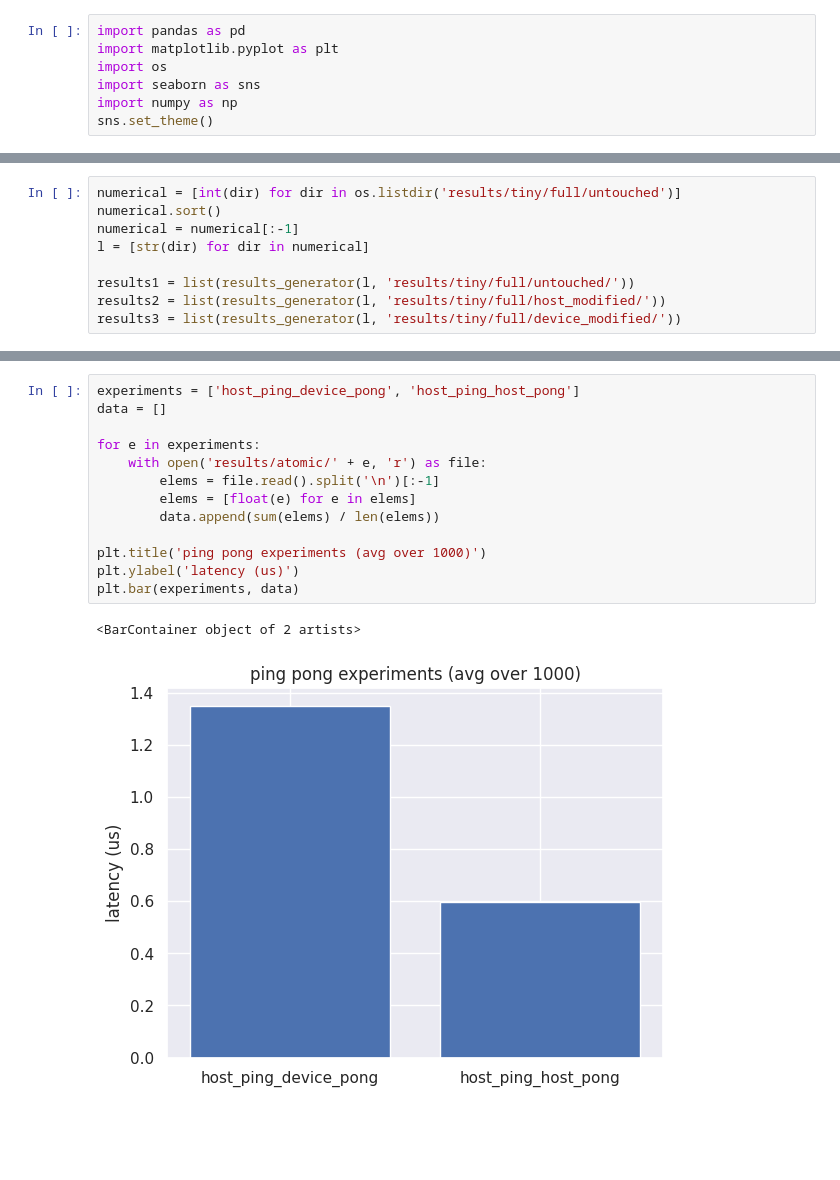
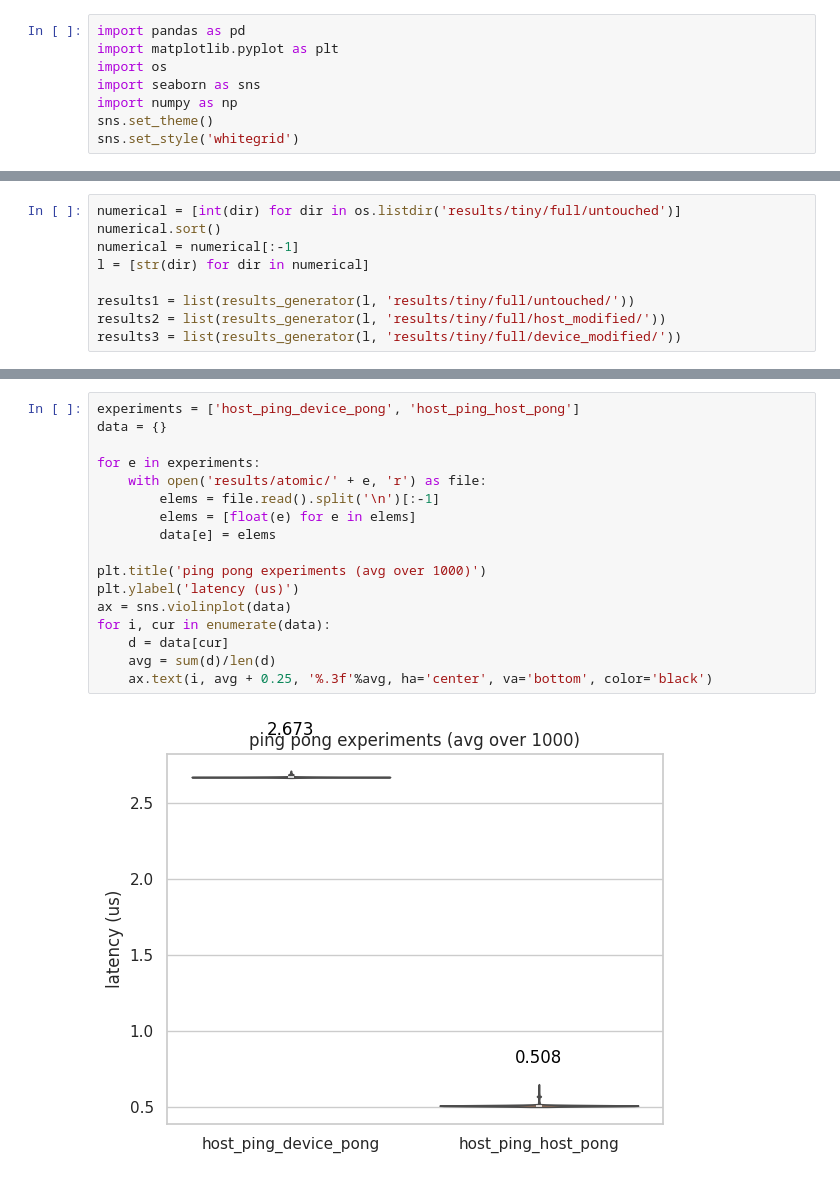
Before and after one commit to ntua-el20062/grace-hopper-benchmark, a Jupyter notebook: src/analysis.ipynb, the cells around one changed output, grey strips where cells are left out. Cells and saved outputs as stored; diff of their text form; blank space fills up the shorter version.

```diff
--- a/src/analysis.ipynb
+++ b/src/analysis.ipynb
@@ -5,4 +5,5 @@ import os
 import seaborn as sns
 import numpy as np
 sns.set_theme()
+sns.set_style('whitegrid')
 # %%
@@ -194,16 +203,19 @@ plt.show()
 # %%
 experiments = ['host_ping_device_pong', 'host_ping_host_pong']
-data = []
+data = {}
 
 for e in experiments:
     with open('results/atomic/' + e, 'r') as file:
         elems = file.read().split('\n')[:-1]
         elems = [float(e) for e in elems]
-        data.append(sum(elems) / len(elems))
+        data[e] = elems
 
 plt.title('ping pong experiments (avg over 1000)')
 plt.ylabel('latency (us)')
-plt.bar(experiments, data)
+ax = sns.violinplot(data)
+for i, cur in enumerate(data):
+    d = data[cur]
+    avg = sum(d)/len(d)
+    ax.text(i, avg + 0.25, '%.3f'%avg, ha='center', va='bottom', color='black')
 # %% [output]
-<BarContainer object of 2 artists>
-[figure, old version]
+[figure, new version]
```
Also changed, not shown: parts of 21 cells of this notebook, 18 other files.
